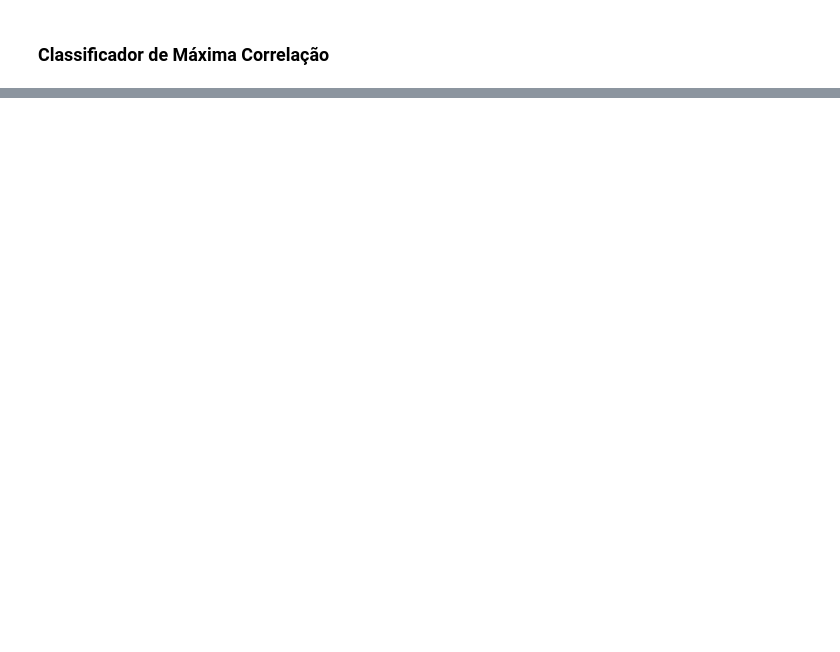
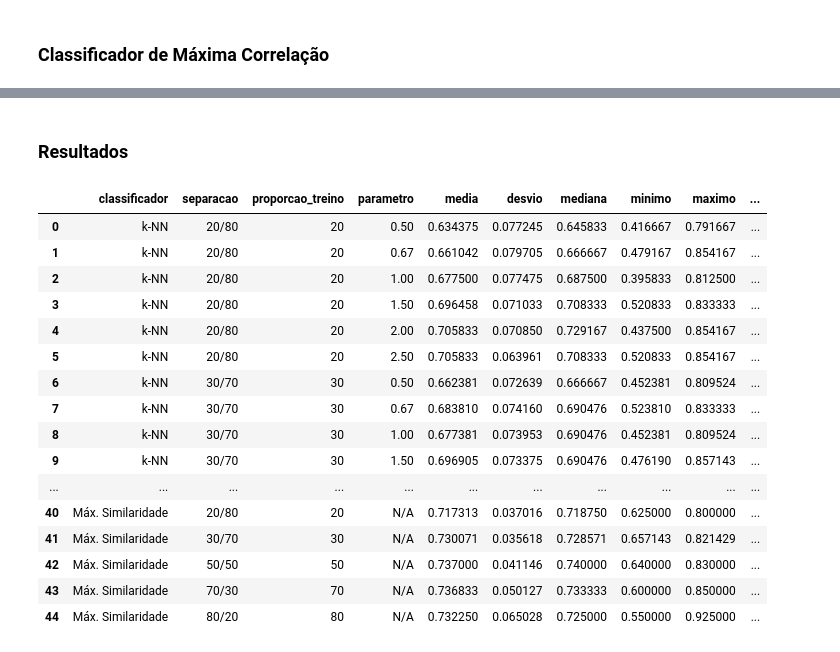
Before and after one commit to LuisFelipeCSouza/reconhecimento-de-padroes, a Jupyter notebook: trabalho-1/vertebral+column/main.ipynb, the cells around one changed output, grey strips where cells are left out. Drawn from its saved outputs; the diff is of its cells as text; code cells hidden in the pictures; blank space fills up the shorter version.

```diff
--- a/trabalho-1/vertebral+column/main.ipynb
+++ b/trabalho-1/vertebral+column/main.ipynb
@@ -233,0 +347,2 @@ conjunto.iloc[:N_trn, :][conjunto.iloc[:N_trn, -1] == classe]
+# %% [markdown]
+### Resultados
@@ -233,0 +398,63 @@ conjunto.iloc[:N_trn, :][conjunto.iloc[:N_trn, -1] == classe]
+# %%
+
+
+# 2. Geração do Gráfico de Barras Completo
+
+# Ordena o DataFrame para o gráfico seguir a ordem dos experimentos
+ordem_classificador = ['k-NN', 'Centróide', 'Centróide Robusto', 'Máx. Similaridade']
+df_final['classificador'] = pd.Categorical(df_final['classificador'], categories=ordem_classificador, ordered=True)
+df_ordenado = df_final.sort_values(['classificador', 'proporcao_treino', 'parametro_m'])
+
+# Cria um rótulo único para cada barra para facilitar a visualização no gráfico
+df_ordenado['rotulo'] = df_ordenado['classificador'].astype(str) + ' | ' + \
+                        df_ordenado['separacao'].astype(str) + ' | m=' + \
+                        df_ordenado['parametro_m'].astype(str)
+
+# Ajusta rótulos para classificadores que não usam o parâmetro 'm'
+df_ordenado['rotulo'] = df_ordenado['rotulo'].str.replace('\| m=N/A', '', regex=True)
+
+# Configura o estilo do gráfico
+sns.set_theme(style="whitegrid", palette="viridis")
+
+# Plota o gráfico
+plt.figure(figsize=(20, 10))
+ax = sns.barplot(data=df_ordenado, x='rotulo', y='media')
+
+# Adiciona as barras de erro (desvio padrão)
+plt.errorbar(x=df_ordenado['rotulo'], y=df_ordenado['media'],
+             yerr=df_ordenado['desvio'], fmt='none', c='black', capsize=3)
+
+plt.title('Comparação Completa da Acurácia Média de Todos os Classificadores e Variações', fontsize=20)
+plt.xlabel('Classificador | Separação Treino/Teste | Parâmetro (m)', fontsize=14)
+plt.ylabel('Acurácia Média', fontsize=14)
+
+# Rotaciona os rótulos do eixo X para que não se sobreponham
+plt.xticks(rotation=90)
+
+# Ajusta o limite do eixo Y para dar mais destaque às diferenças de performance
+min_media = df_ordenado['media'].min()
+max_media = df_ordenado['media'].max()
+#plt.ylim(min_media * 0.9, max_media * 1.05)
+
+plt.tight_layout() # Garante que todos os elementos do gráfico fiquem visíveis
+plt.show()
+# %%
+df_final
+# %% [output]
+|  | classificador | separacao | proporcao_treino | parametro | media | desvio | mediana | minimo | maximo | ... |
+| 0 | k-NN | 20/80 | 20 | 0.50 | 0.634375 | 0.077245 | 0.645833 | 0.416667 | 0.791667 | ... |
+| 1 | k-NN | 20/80 | 20 | 0.67 | 0.661042 | 0.079705 | 0.666667 | 0.479167 | 0.854167 | ... |
+| 2 | k-NN | 20/80 | 20 | 1.00 | 0.677500 | 0.077475 | 0.687500 | 0.395833 | 0.812500 | ... |
+| 3 | k-NN | 20/80 | 20 | 1.50 | 0.696458 | 0.071033 | 0.708333 | 0.520833 | 0.833333 | ... |
+| 4 | k-NN | 20/80 | 20 | 2.00 | 0.705833 | 0.070850 | 0.729167 | 0.437500 | 0.854167 | ... |
+| 5 | k-NN | 20/80 | 20 | 2.50 | 0.705833 | 0.063961 | 0.708333 | 0.520833 | 0.854167 | ... |
+| 6 | k-NN | 30/70 | 30 | 0.50 | 0.662381 | 0.072639 | 0.666667 | 0.452381 | 0.809524 | ... |
+| 7 | k-NN | 30/70 | 30 | 0.67 | 0.683810 | 0.074160 | 0.690476 | 0.523810 | 0.833333 | ... |
+| 8 | k-NN | 30/70 | 30 | 1.00 | 0.677381 | 0.073953 | 0.690476 | 0.452381 | 0.809524 | ... |
+| 9 | k-NN | 30/70 | 30 | 1.50 | 0.696905 | 0.073375 | 0.690476 | 0.476190 | 0.857143 | ... |
+| ... | ... | ... | ... | ... | ... | ... | ... | ... | ... | ... |
+| 40 | Máx. Similaridade | 20/80 | 20 | N/A | 0.717313 | 0.037016 | 0.718750 | 0.625000 | 0.800000 | ... |
+| 41 | Máx. Similaridade | 30/70 | 30 | N/A | 0.730071 | 0.035618 | 0.728571 | 0.657143 | 0.821429 | ... |
+| 42 | Máx. Similaridade | 50/50 | 50 | N/A | 0.737000 | 0.041146 | 0.740000 | 0.640000 | 0.830000 | ... |
+| 43 | Máx. Similaridade | 70/30 | 70 | N/A | 0.736833 | 0.050127 | 0.733333 | 0.600000 | 0.850000 | ... |
+| 44 | Máx. Similaridade | 80/20 | 80 | N/A | 0.732250 | 0.065028 | 0.725000 | 0.550000 | 0.925000 | ... |
```
Also changed, not shown: parts of 15 cells of this notebook.
